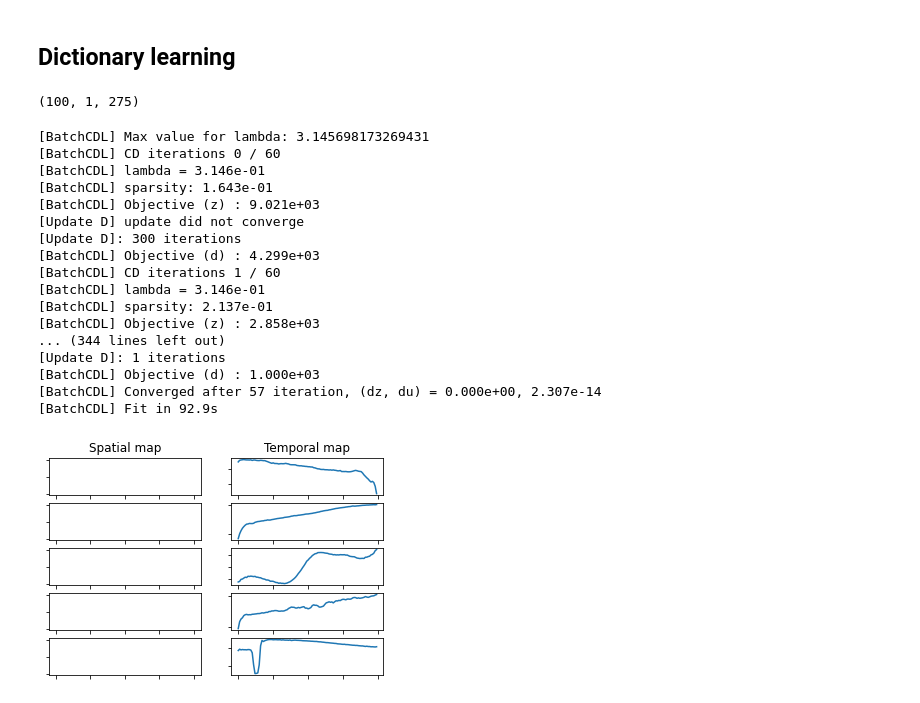
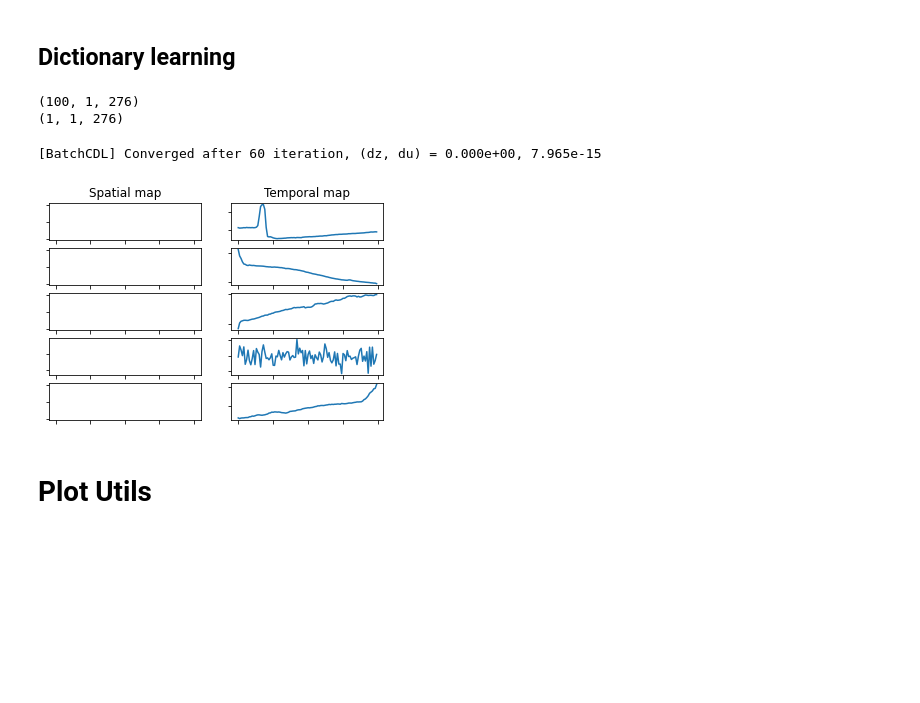
Before and after one commit to jmhuer/shift_invariant_dictionary_learning, a Jupyter notebook: trace_dataset.ipynb, the cells around one changed output. Saved outputs shown, nothing was run; the diff lists cells and outputs as text; code cells hidden in the pictures; blank space fills up the shorter version.

```diff
--- a/trace_dataset.ipynb
+++ b/trace_dataset.ipynb
@@ -77,51 +64,43 @@ n_atoms = 5  # K
 n_trials = df.shape[0]  # N
 n_channels = 1
 # %%
-X = df.values[0:,1:][:,None,:]
-print(X.shape)
+X_train = df.values[:,None,:]
+X_test = df_test.values[0:1,None,:]
+
+print(X_train.shape)
+print(X_test.shape)
 # %% [output]
-(100, 1, 275)
+(100, 1, 276)
+(1, 1, 276)
 # %%
 n_iter_global = 10
 n_iter_optim = 50
 n_iter_mcmc = 100
 n_burnin_mcmc = 50
 # %%
+from alphacsc import BatchCDL
+import matplotlib.pyplot as plt
 
 # Learn a dictionary with batch algorithm and rank1 constraints.
-cdl = BatchCDL(n_atoms, n_times_atom, rank1=False)
+cdl = BatchCDL(n_atoms, n_times_atom, rank1=False, verbose = 0)
 cdl.fit(X)
 
 # Display the learned atoms
 fig, axes = plt.subplots(n_atoms, 2, num="Dictionary")
 for k in range(n_atoms):
     axes[k, 0].plot(cdl.u_hat_[k])
     # print(cdl.u_hat_[k].shape, cdl.u_hat_[k])
     axes[k, 1].plot(cdl.v_hat_[k])
 
 axes[0, 0].set_title("Spatial map")
 axes[0, 1].set_title("Temporal map")
 for ax in axes.ravel():
     ax.set_xticklabels([])
     ax.set_yticklabels([])
 
 plt.show()
 # %% [output]
-[BatchCDL] Max value for lambda: 3.145698173269431
-[BatchCDL] CD iterations 0 / 60
-[BatchCDL] lambda = 3.146e-01
-[BatchCDL] sparsity: 1.643e-01
-[BatchCDL] Objective (z) : 9.021e+03
-[Update D] update did not converge
-[Update D]: 300 iterations
-[BatchCDL] Objective (d) : 4.299e+03
-[BatchCDL] CD iterations 1 / 60
-[BatchCDL] lambda = 3.146e-01
-[BatchCDL] sparsity: 2.137e-01
-[BatchCDL] Objective (z) : 2.858e+03
-... (344 lines left out)
-[Update D]: 1 iterations
-[BatchCDL] Objective (d) : 1.000e+03
-[BatchCDL] Converged after 57 iteration, (dz, du) = 0.000e+00, 2.307e-14
-[BatchCDL] Fit in 92.9s
+[BatchCDL] Converged after 60 iteration, (dz, du) = 0.000e+00, 7.965e-15
-[figure, old version]
+[figure, new version]
+# %% [markdown]
+# Plot Utils
```
Also changed, not shown: parts of 6 cells of this notebook.
